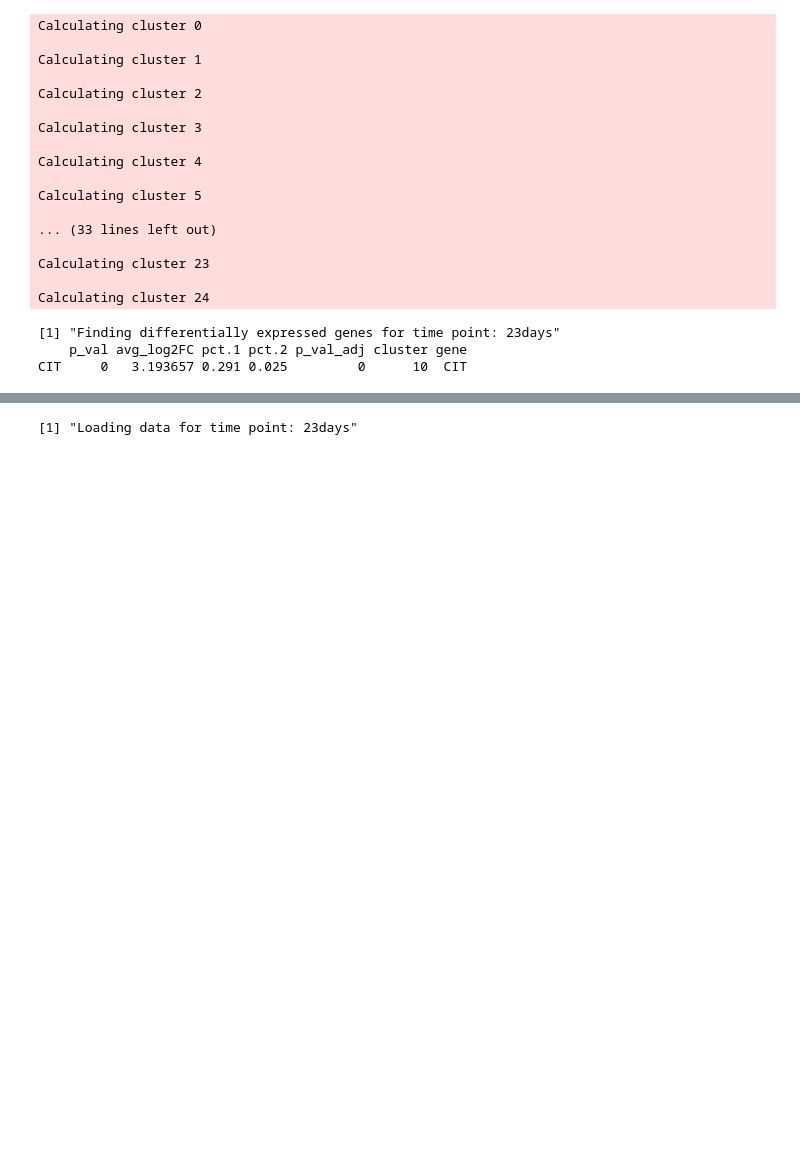
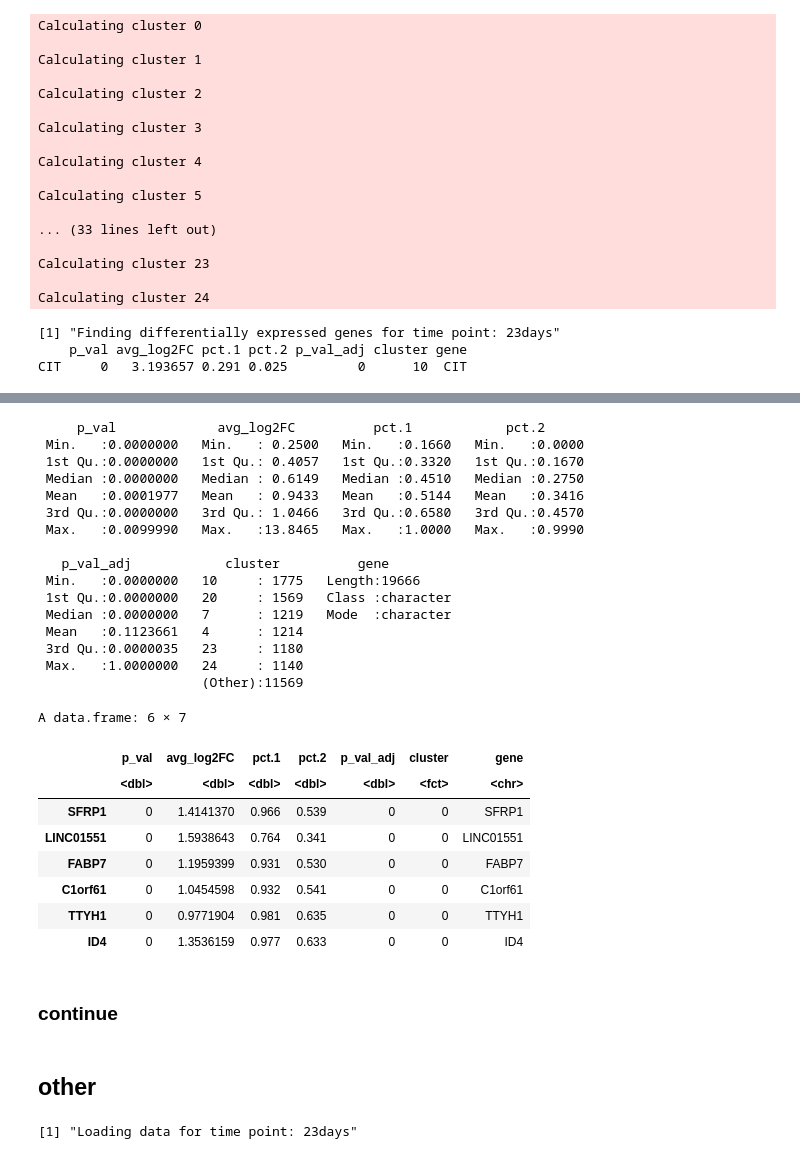
Before and after one commit to Maiolino-Au/Organoidi2024, a Jupyter notebook: Paper_clusters_from_scratch/P_cfs_proper.ipynb, the cells around one changed output, grey strips where cells are left out. Saved outputs shown, nothing was run; the diff lists cells and outputs as text; code cells hidden in the pictures; blank space fills up the shorter version.

```diff
--- a/Paper_clusters_from_scratch/P_cfs_proper.ipynb
+++ b/Paper_clusters_from_scratch/P_cfs_proper.ipynb
@@ -302,3 +362,37 @@ CIT     0   3.193657 0.291 0.025         0      10  CIT
+# %%
+cluster_markers <- load.markers(1)
+summary(cluster_markers)
+head(cluster_markers)
+# %% [output]
+     p_val             avg_log2FC          pct.1            pct.2
+ Min.   :0.0000000   Min.   : 0.2500   Min.   :0.1660   Min.   :0.0000
+ 1st Qu.:0.0000000   1st Qu.: 0.4057   1st Qu.:0.3320   1st Qu.:0.1670
+ Median :0.0000000   Median : 0.6149   Median :0.4510   Median :0.2750
+ Mean   :0.0001977   Mean   : 0.9433   Mean   :0.5144   Mean   :0.3416
+ 3rd Qu.:0.0000000   3rd Qu.: 1.0466   3rd Qu.:0.6580   3rd Qu.:0.4570
+ Max.   :0.0099990   Max.   :13.8465   Max.   :1.0000   Max.   :0.9990
+
+   p_val_adj            cluster          gene
+ Min.   :0.0000000   10     : 1775   Length:19666
+ 1st Qu.:0.0000000   20     : 1569   Class :character
+ Median :0.0000000   7      : 1219   Mode  :character
+ Mean   :0.1123661   4      : 1214
+ 3rd Qu.:0.0000035   23     : 1180
+ Max.   :1.0000000   24     : 1140
+                     (Other):11569
+A data.frame: 6 × 7
+|  | p_val | avg_log2FC | pct.1 | pct.2 | p_val_adj | cluster | gene |
+|  | <dbl> | <dbl> | <dbl> | <dbl> | <dbl> | <fct> | <chr> |
+| SFRP1 | 0 | 1.4141370 | 0.966 | 0.539 | 0 | 0 | SFRP1 |
+| LINC01551 | 0 | 1.5938643 | 0.764 | 0.341 | 0 | 0 | LINC01551 |
+| FABP7 | 0 | 1.1959399 | 0.931 | 0.530 | 0 | 0 | FABP7 |
+| C1orf61 | 0 | 1.0454598 | 0.932 | 0.541 | 0 | 0 | C1orf61 |
+| TTYH1 | 0 | 0.9771904 | 0.981 | 0.635 | 0 | 0 | TTYH1 |
+| ID4 | 0 | 1.3536159 | 0.977 | 0.633 | 0 | 0 | ID4 |
+# %% [markdown]
+### continue
+# %% [markdown]
+## other
 # %%
 for (time_point in 1:8) {
     # Load the data
```
Also changed, not shown: parts of 19 cells of this notebook.
